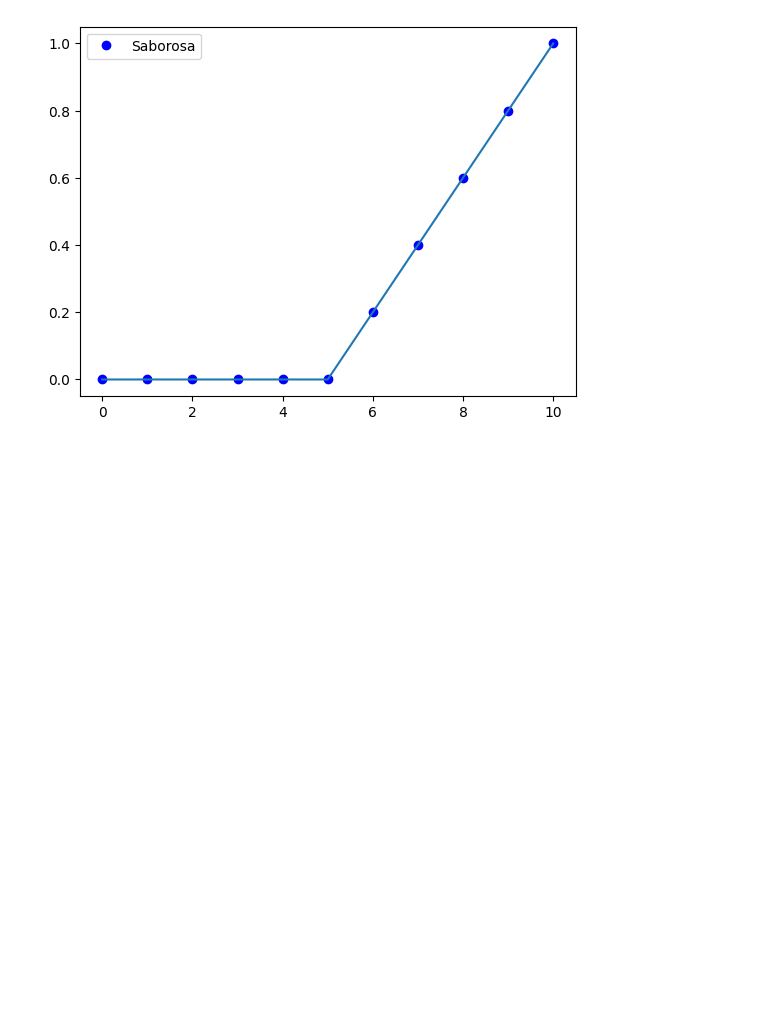
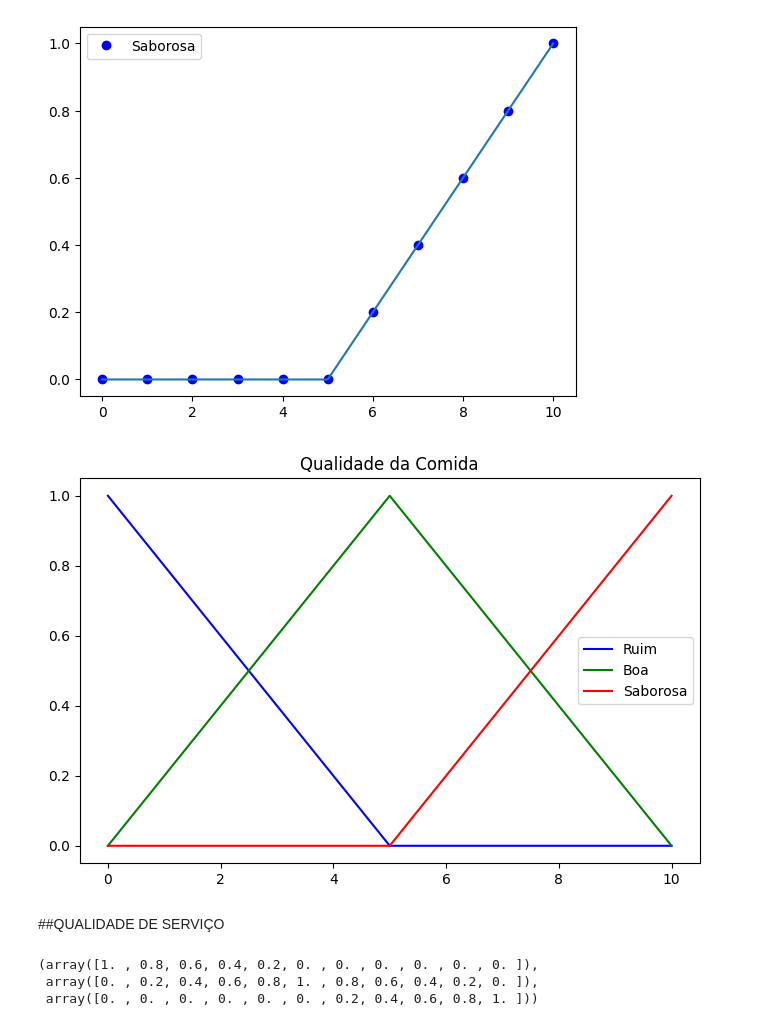
Before and after one commit to DouglasSilva2/Logica_de_Fuzzy_python, a Jupyter notebook: Logica_de_Fuzzy_3º_Etudo_de_Caso_Gorjeta_Hard_Fuzzy_Python.ipynb, the cells around one changed output. Drawn from its saved outputs; the diff is of its cells as text; code cells hidden in the pictures; blank space fills up the shorter version.

```diff
--- a/Logica_de_Fuzzy_3º_Etudo_de_Caso_Gorjeta_Hard_Fuzzy_Python.ipynb
+++ b/Logica_de_Fuzzy_3º_Etudo_de_Caso_Gorjeta_Hard_Fuzzy_Python.ipynb
@@ -111,3 +111,15 @@ plt.plot(x_comida, y_comida_saborosa)#exibir a linha com leable!
 plt.legend();#remover o erro que aparece de Metasploit!
 # %% [output]
 [figure]
+# %%
+#criar uma figura para nossos graficos de forma unificado!
+fig, ax = plt.subplots(figsize=(8,5))
+ax.plot(x_comida, y_comida_ruim, 'b', label = 'Ruim')
+ax.plot(x_comida, y_comida_boa, 'g', label = 'Boa')
+ax.plot(x_comida, y_comida_saborosa, 'r', label = 'Saborosa')
+ax.set_title('Qualidade da Comida')#Colocando o titulo no grafico!
+ax.legend();
+# %% [output]
+[figure, added]
+# %% [markdown]
+##QUALIDADE DE SERVIÇO
@@ -113,0 +131,6 @@ plt.legend();#remover o erro que aparece de Metasploit!
+# %%
+y_servico_ruim, y_servico_aceitavel, y_servico_otimo
+# %% [output]
+(array([1. , 0.8, 0.6, 0.4, 0.2, 0. , 0. , 0. , 0. , 0. , 0. ]),
+ array([0. , 0.2, 0.4, 0.6, 0.8, 1. , 0.8, 0.6, 0.4, 0.2, 0. ]),
+ array([0. , 0. , 0. , 0. , 0. , 0. , 0.2, 0.4, 0.6, 0.8, 1. ]))
```
Also changed, not shown: parts of 3 cells of this notebook.
